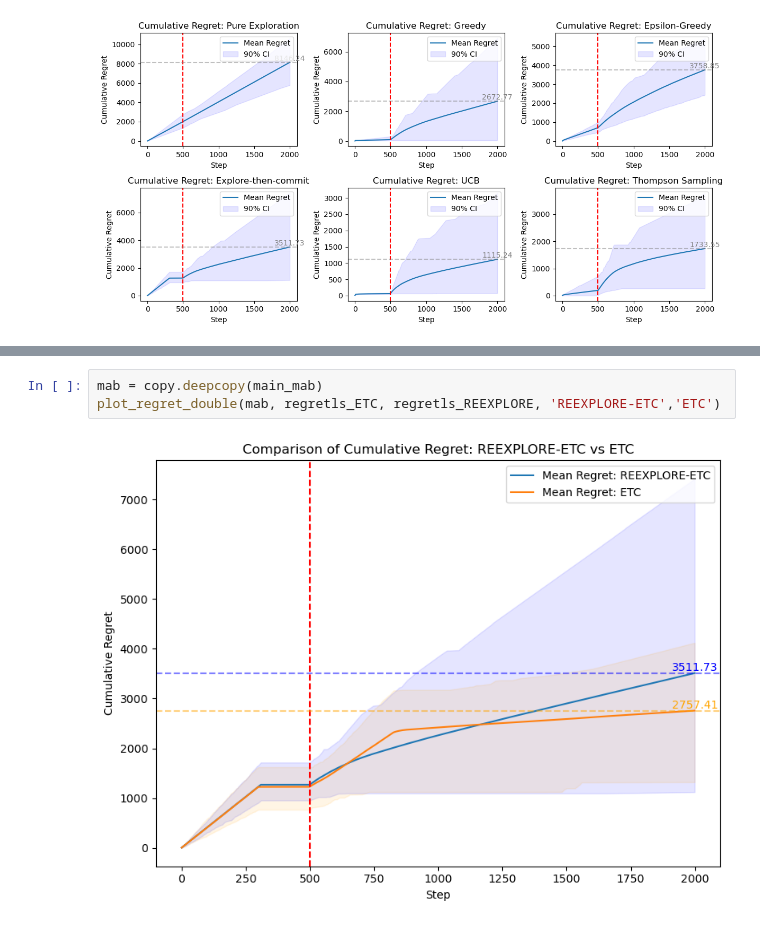
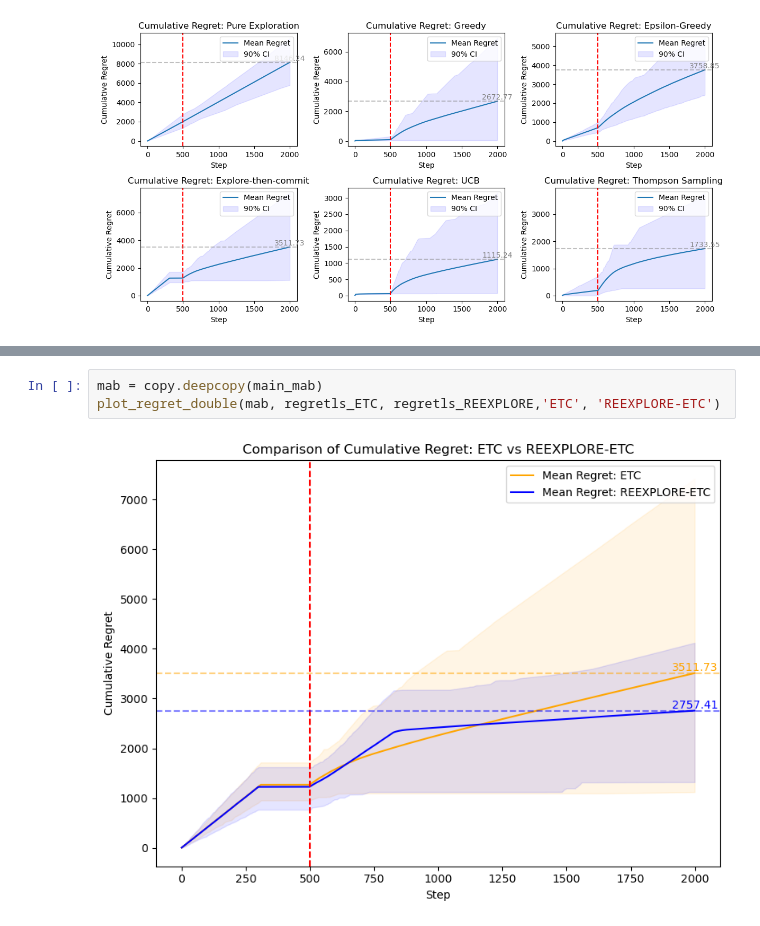
Before and after one commit to PanthonImem/REEXPLORE_ETC, a Jupyter notebook: notebooks/experiments.ipynb, the cells around one changed output, grey strips where cells are left out. Drawn from its saved outputs; the diff is of its cells as text.

Commit message:
fix REEXPLORE vs ETC plot

```diff
--- a/notebooks/experiments.ipynb
+++ b/notebooks/experiments.ipynb
@@ -121,5 +121,5 @@ plot_regret_double(mab, regretls1, regretls2, 'REEXPLORE','ETC')
 # %%
 mab = copy.deepcopy(main_mab)
-plot_regret_double(mab, regretls_ETC, regretls_REEXPLORE, 'REEXPLORE-ETC','ETC')
+plot_regret_double(mab, regretls_ETC, regretls_REEXPLORE,'ETC', 'REEXPLORE-ETC')
 # %% [output]
-[figure, old version]
+[figure, new version]
```
Also changed, not shown: parts of 1 cell of this notebook, 1 other file.
